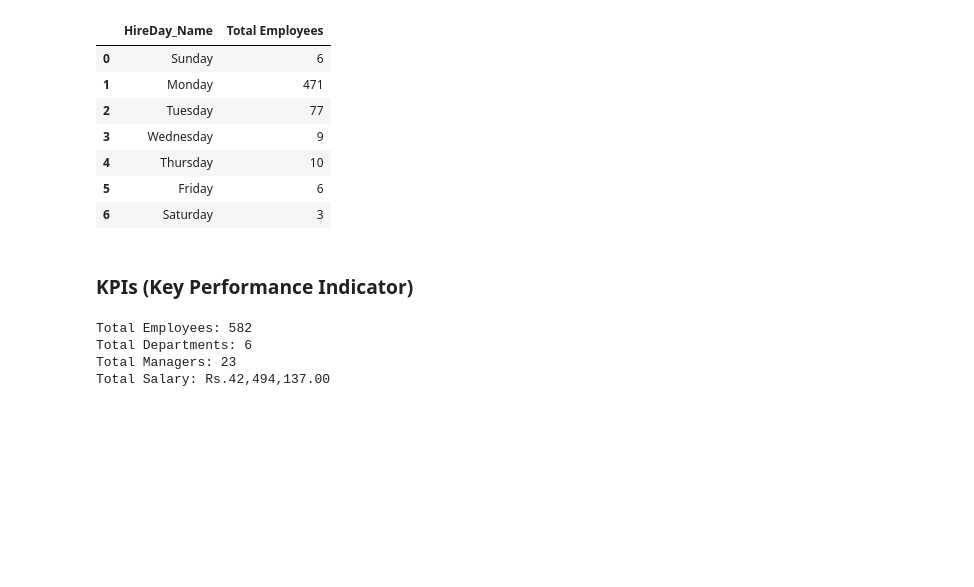
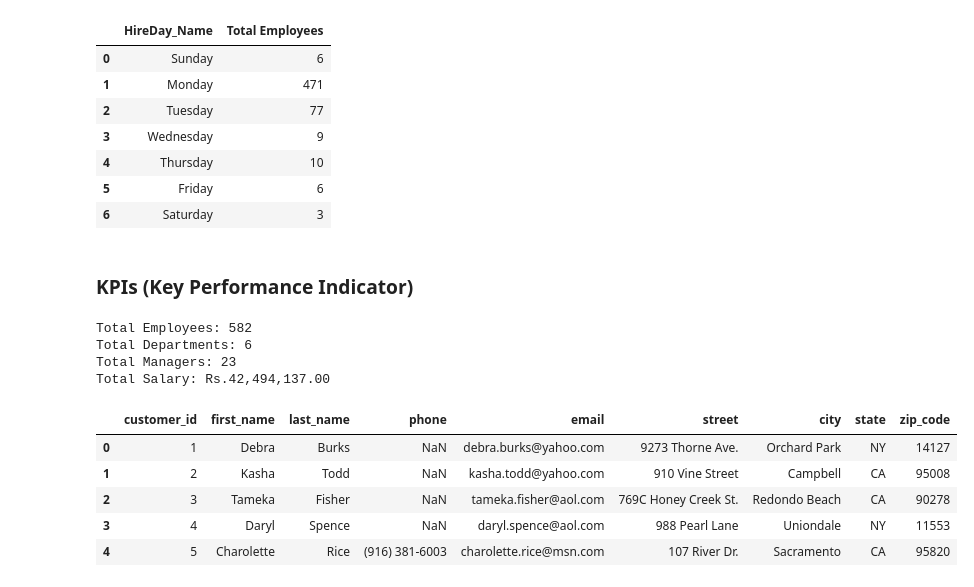
Before and after one commit to BIDUR2062/Data-Science, a Jupyter notebook: Analysis.ipynb, the cells around one changed output. Saved outputs shown, nothing was run; the diff lists cells and outputs as text; code cells hidden in the pictures; blank space fills up the shorter version.

Commit message:
Modify Window function and add the technique to connect the python and sql in analysis.ipynb

```diff
--- a/Analysis.ipynb
+++ b/Analysis.ipynb
@@ -325,0 +335,18 @@ Total Salary: Rs.42,494,137.00
+# %%
+server='DESKTOP-69J7G7I'
+database='BikeStores'
+connection_url = f"mssql+pyodbc://@{server}/{database}?driver=ODBC+Driver+17+for+SQL+Server&trusted_connection=yes"
+engine = create_engine(connection_url)
+# %%
+query1=''' select * from sales.customers
+'''
+data=pd.read_sql(query1, engine)
+# %%
+data.head()
+# %% [output]
+|  | customer_id | first_name | last_name | phone | email | street | city | state | zip_code |
+| 0 | 1 | Debra | Burks | NaN | debra.burks@yahoo.com | 9273 Thorne Ave. | Orchard Park | NY | 14127 |
+| 1 | 2 | Kasha | Todd | NaN | kasha.todd@yahoo.com | 910 Vine Street | Campbell | CA | 95008 |
+| 2 | 3 | Tameka | Fisher | NaN | tameka.fisher@aol.com | 769C Honey Creek St. | Redondo Beach | CA | 90278 |
+| 3 | 4 | Daryl | Spence | NaN | daryl.spence@aol.com | 988 Pearl Lane | Uniondale | NY | 11553 |
+| 4 | 5 | Charolette | Rice | (916) 381-6003 | charolette.rice@msn.com | 107 River Dr. | Sacramento | CA | 95820 |
```
Also changed, not shown: parts of 6 cells of this notebook, 1 other file.
